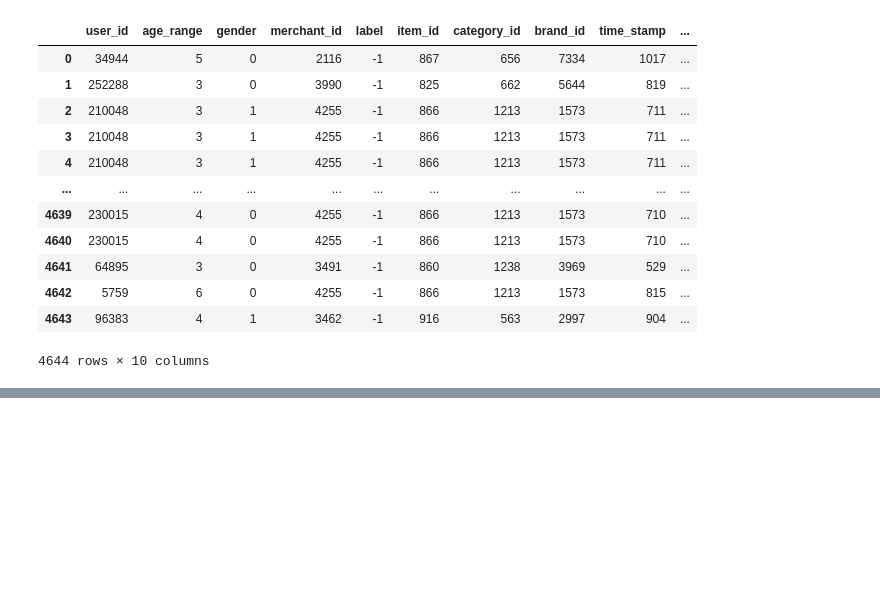
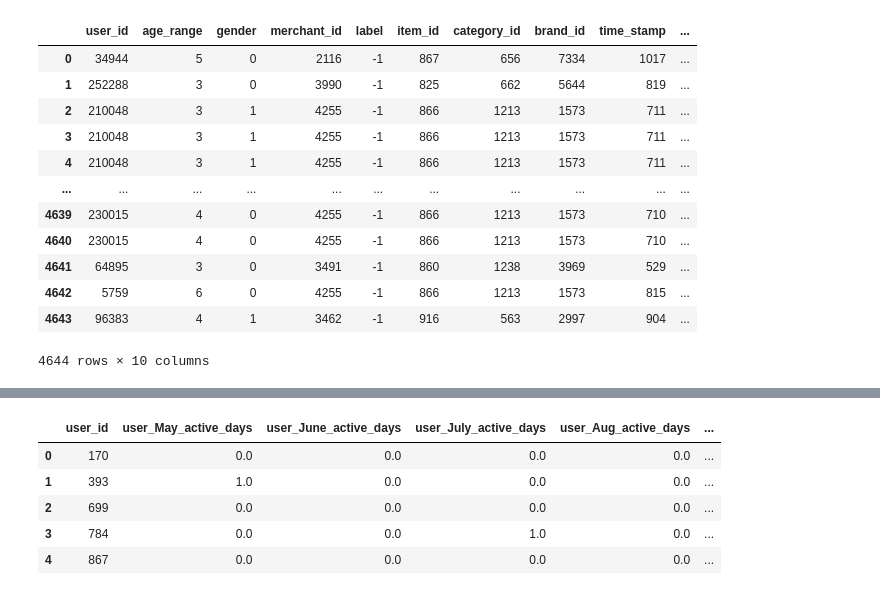
Before and after one commit to shruthivenkat/CECS550_Group6, a Jupyter notebook: #5 - Feature Engineering by Shruthi.ipynb, the cells around one changed output, grey strips where cells are left out. Saved outputs shown, nothing was run; the diff lists cells and outputs as text; code cells hidden in the pictures; blank space fills up the shorter version.

```diff
--- a/#5 - Feature Engineering by Shruthi.ipynb
+++ b/#5 - Feature Engineering by Shruthi.ipynb
@@ -98,0 +143,5 @@ df
+# %%
+user_active_days = df[['user_id','time_stamp']].drop_duplicates()
+user_active_days_info = user_active_days.groupby('user_id').size().reset_index()
+user_active_days_info.columns = ['user_id','user_active_days']
+user_active_days_info.head()
@@ -98,0 +155,24 @@ df
+# %%
+user_active_days_2 = user_active_days
+user_active_days_2['Day']=user_active_days_2['time_stamp']%100
+user_active_days_2['Month']=((user_active_days_2['time_stamp']-user_active_days_2['Day'])/100).astype('int')
+user_active_days_2_info = label_binarize(np.array(user_active_days_2.Month),classes=[5,6,7,8,9,10,11])
+user_active_days_2_info = pd.DataFrame(data = user_active_days_2_info, columns=['May','June','July','Aug','Sept','Oct','Nov'])
+user_active_days_2['May'] = user_active_days_2_info.May
+user_active_days_2['June']= user_active_days_2_info.June
+user_active_days_2['July']=user_active_days_2_info.July
+user_active_days_2['Aug']=user_active_days_2_info.Aug
+user_active_days_2['Sept']= user_active_days_2_info.Sept
+user_active_days_2['Oct']= user_active_days_2_info.Oct
+user_active_days_2['Nov']=user_active_days_2_info.Nov
+user_active_Month_counts = user_active_days_2.groupby('user_id').agg('sum').reset_index()
+user_active_Month_counts = user_active_Month_counts.drop(columns = ['time_stamp','Day','Month'])
+user_active_Month_counts.columns = ['user_id', 'user_May_active_days','user_June_active_days','user_July_active_days','user_Aug_active_days','user_Sept_active_days','user_Oct_active_days','user_Nov_active_days']
+user_active_Month_counts.head()
+# %% [output]
+|  | user_id | user_May_active_days | user_June_active_days | user_July_active_days | user_Aug_active_days | ... |
+| 0 | 170 | 0.0 | 0.0 | 0.0 | 0.0 | ... |
+| 1 | 393 | 1.0 | 0.0 | 0.0 | 0.0 | ... |
+| 2 | 699 | 0.0 | 0.0 | 0.0 | 0.0 | ... |
+| 3 | 784 | 0.0 | 0.0 | 1.0 | 0.0 | ... |
+| 4 | 867 | 0.0 | 0.0 | 0.0 | 0.0 | ... |
```
Also changed, not shown: parts of 18 cells of this notebook.
